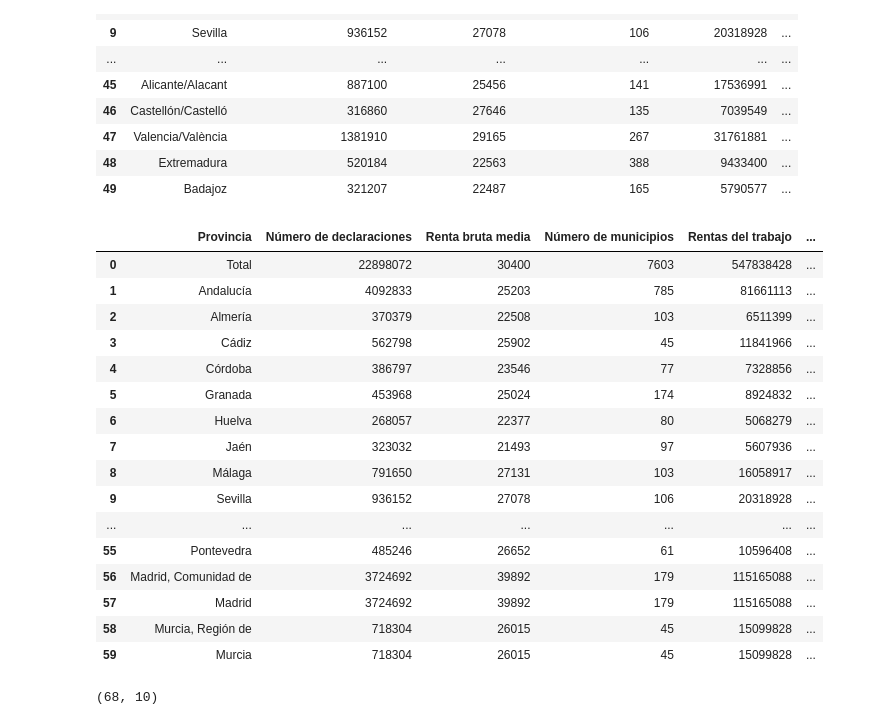
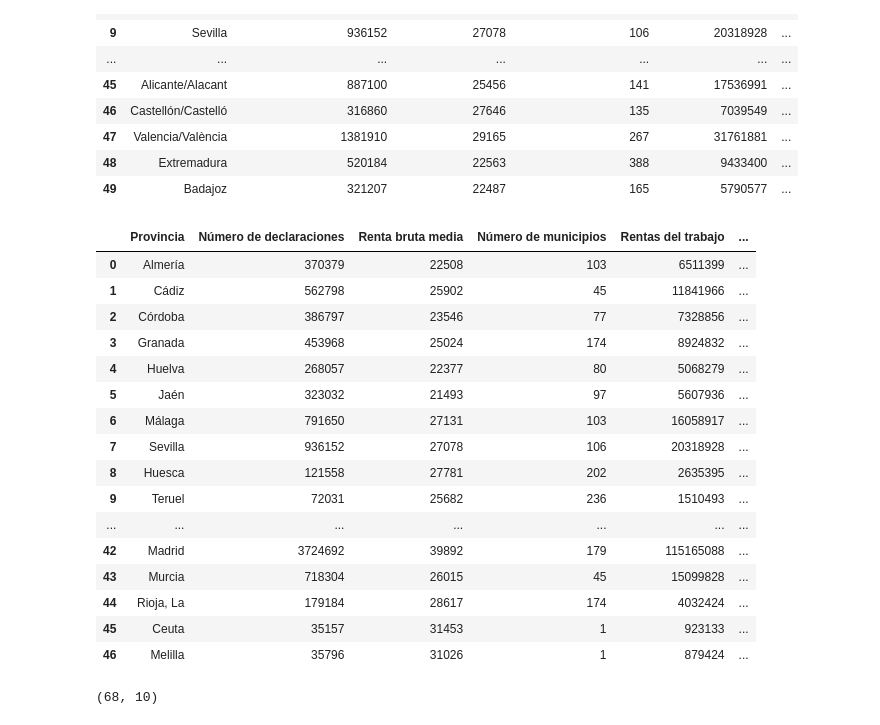
Before and after one commit to UnaiFam/PROYECTO-EUROPA, a Jupyter notebook: Datos renta por provincia.ipynb, the cells around one changed output. Drawn from its saved outputs; the diff is of its cells as text; code cells hidden in the pictures.

```diff
--- a/Datos renta por provincia.ipynb
+++ b/Datos renta por provincia.ipynb
@@ -39,40 +39,44 @@ df1.head(50)
 # %%
 dict_provincia = {
     "Araba/Álava": 1, "Albacete": 2, "Alicante/Alacant": 3, "Almería": 4, "Ávila": 5,
     "Badajoz": 6, "Balears, Illes": 7, "Barcelona": 8, "Burgos": 9, "Cáceres": 10,
     "Cádiz": 11, "Castellón/Castelló": 12, "Ciudad Real": 13, "Córdoba": 14,
     "Coruña, A": 15, "Cuenca": 16, "Girona": 17, "Granada": 18, "Guadalajara": 19,
     "Gipuzkoa": 20, "Huelva": 21, "Huesca": 22, "Jaén": 23, "León": 24, "Lleida": 25,
     "Rioja, La": 26, "Lugo": 27, "Madrid": 28, "Málaga": 29, "Murcia": 30, "Navarra": 31,
     "Ourense": 32, "Asturias": 33, "Palencia": 34, "Palmas, Las": 35, "Pontevedra": 36,
     "Salamanca": 37, "Santa Cruz de Tenerife": 38, "Cantabria": 39, "Segovia": 40,
     "Sevilla": 41, "Soria": 42, "Tarragona": 43, "Teruel": 44, "Toledo": 45,
     "Valencia/València": 46, "Valladolid": 47, "Bizkaia": 48, "Zamora": 49,
     "Zaragoza": 50, "Ceuta": 51, "Melilla": 52
 }
 
-# Añadir una columna nueva con la clave de provincia
-df1['id_rovincia'] = df1['Provincia'].map(dict_provincia)
+df1['id_provincia'] = df1['Provincia'].apply(lambda x : dict_provincia[x] if x in dict_provincia else x)
+df1 = df1[df1['Provincia'] != df1[df1.columns[-1]]]
+df1 = df1.reset_index(drop=True)
+df1 = df1.drop_duplicates(subset="Provincia", keep="first")
+
+
 df1.to_csv("datos_irpf_provincia_2022.csv", index=False)
 df1.head(60)
 # %% [output]
 |  | Provincia | Número de declaraciones | Renta bruta media | Número de municipios | Rentas del trabajo | ... |
-| 0 | Total | 22898072 | 30400 | 7603 | 547838428 | ... |
-| 1 | Andalucía | 4092833 | 25203 | 785 | 81661113 | ... |
-| 2 | Almería | 370379 | 22508 | 103 | 6511399 | ... |
-| 3 | Cádiz | 562798 | 25902 | 45 | 11841966 | ... |
-| 4 | Córdoba | 386797 | 23546 | 77 | 7328856 | ... |
-| 5 | Granada | 453968 | 25024 | 174 | 8924832 | ... |
-| 6 | Huelva | 268057 | 22377 | 80 | 5068279 | ... |
-| 7 | Jaén | 323032 | 21493 | 97 | 5607936 | ... |
-| 8 | Málaga | 791650 | 27131 | 103 | 16058917 | ... |
-| 9 | Sevilla | 936152 | 27078 | 106 | 20318928 | ... |
+| 0 | Almería | 370379 | 22508 | 103 | 6511399 | ... |
+| 1 | Cádiz | 562798 | 25902 | 45 | 11841966 | ... |
+| 2 | Córdoba | 386797 | 23546 | 77 | 7328856 | ... |
+| 3 | Granada | 453968 | 25024 | 174 | 8924832 | ... |
+| 4 | Huelva | 268057 | 22377 | 80 | 5068279 | ... |
+| 5 | Jaén | 323032 | 21493 | 97 | 5607936 | ... |
+| 6 | Málaga | 791650 | 27131 | 103 | 16058917 | ... |
+| 7 | Sevilla | 936152 | 27078 | 106 | 20318928 | ... |
+| 8 | Huesca | 121558 | 27781 | 202 | 2635395 | ... |
+| 9 | Teruel | 72031 | 25682 | 236 | 1510493 | ... |
 | ... | ... | ... | ... | ... | ... | ... |
-| 55 | Pontevedra | 485246 | 26652 | 61 | 10596408 | ... |
-| 56 | Madrid, Comunidad de | 3724692 | 39892 | 179 | 115165088 | ... |
-| 57 | Madrid | 3724692 | 39892 | 179 | 115165088 | ... |
-| 58 | Murcia, Región de | 718304 | 26015 | 45 | 15099828 | ... |
-| 59 | Murcia | 718304 | 26015 | 45 | 15099828 | ... |
+| 42 | Madrid | 3724692 | 39892 | 179 | 115165088 | ... |
+| 43 | Murcia | 718304 | 26015 | 45 | 15099828 | ... |
+| 44 | Rioja, La | 179184 | 28617 | 174 | 4032424 | ... |
+| 45 | Ceuta | 35157 | 31453 | 1 | 923133 | ... |
+| 46 | Melilla | 35796 | 31026 | 1 | 879424 | ... |
 # %%
 url2 = "https://sede.agenciatributaria.gob.es/AEAT/Contenidos_Comunes/La_Agencia_Tributaria/Estadisticas/Publicaciones/sites/irpfmunicipios/2019/jrubikf75972228ea46b0ae33eab3856fdab1bf0228bd6f.html"
 
```
Also changed, not shown: parts of 2 cells of this notebook, 1 other file.
